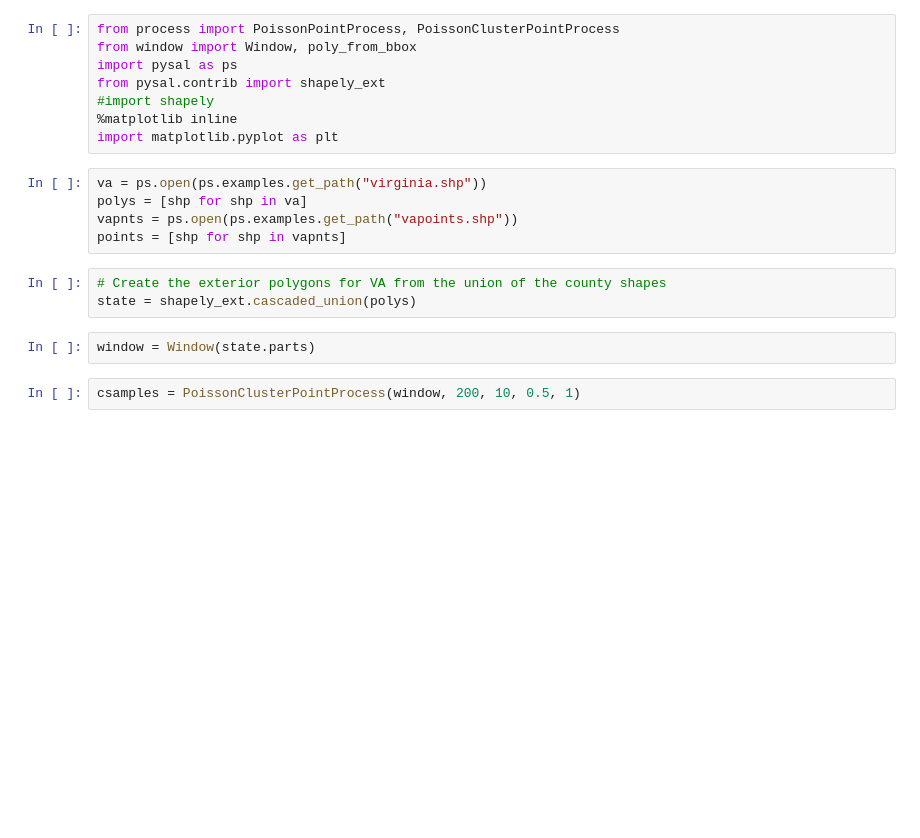
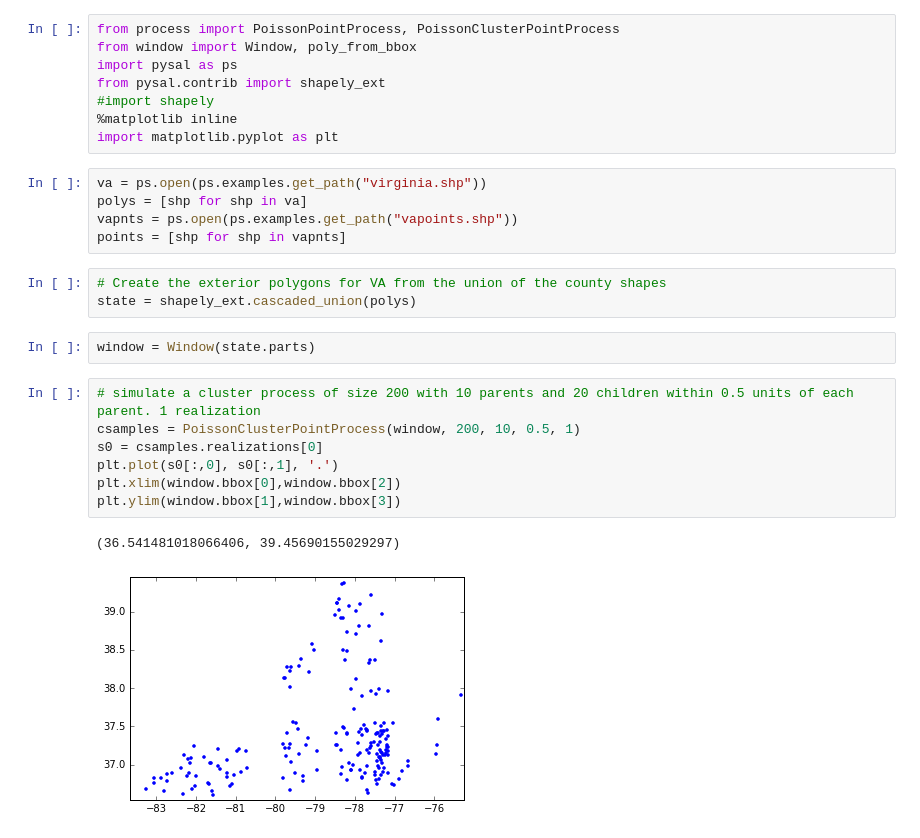
Before and after one commit to pysal/pointpats, a Jupyter notebook: process.ipynb, the cells around one changed output. Drawn from its saved outputs; the diff is of its cells as text; blank space fills up the shorter version.

```diff
--- a/process.ipynb
+++ b/process.ipynb
@@ -16,5 +16,13 @@ points = [shp for shp in vapnts]
 state = shapely_ext.cascaded_union(polys)
 # %%
 window = Window(state.parts)
-# %%
-csamples = PoissonClusterPointProcess(window, 200, 10, 0.5, 1)
+# %%
+# simulate a cluster process of size 200 with 10 parents and 20 children within 0.5 units of each parent. 1 realization
+csamples = PoissonClusterPointProcess(window, 200, 10, 0.5, 1)
+s0 = csamples.realizations[0]
+plt.plot(s0[:,0], s0[:,1], '.')
+plt.xlim(window.bbox[0],window.bbox[2])
+plt.ylim(window.bbox[1],window.bbox[3])
+# %% [output]
+(36.541481018066406, 39.45690155029297)
+[figure, added]
```
Also changed, not shown: parts of 7 cells of this notebook, 1 other file.
